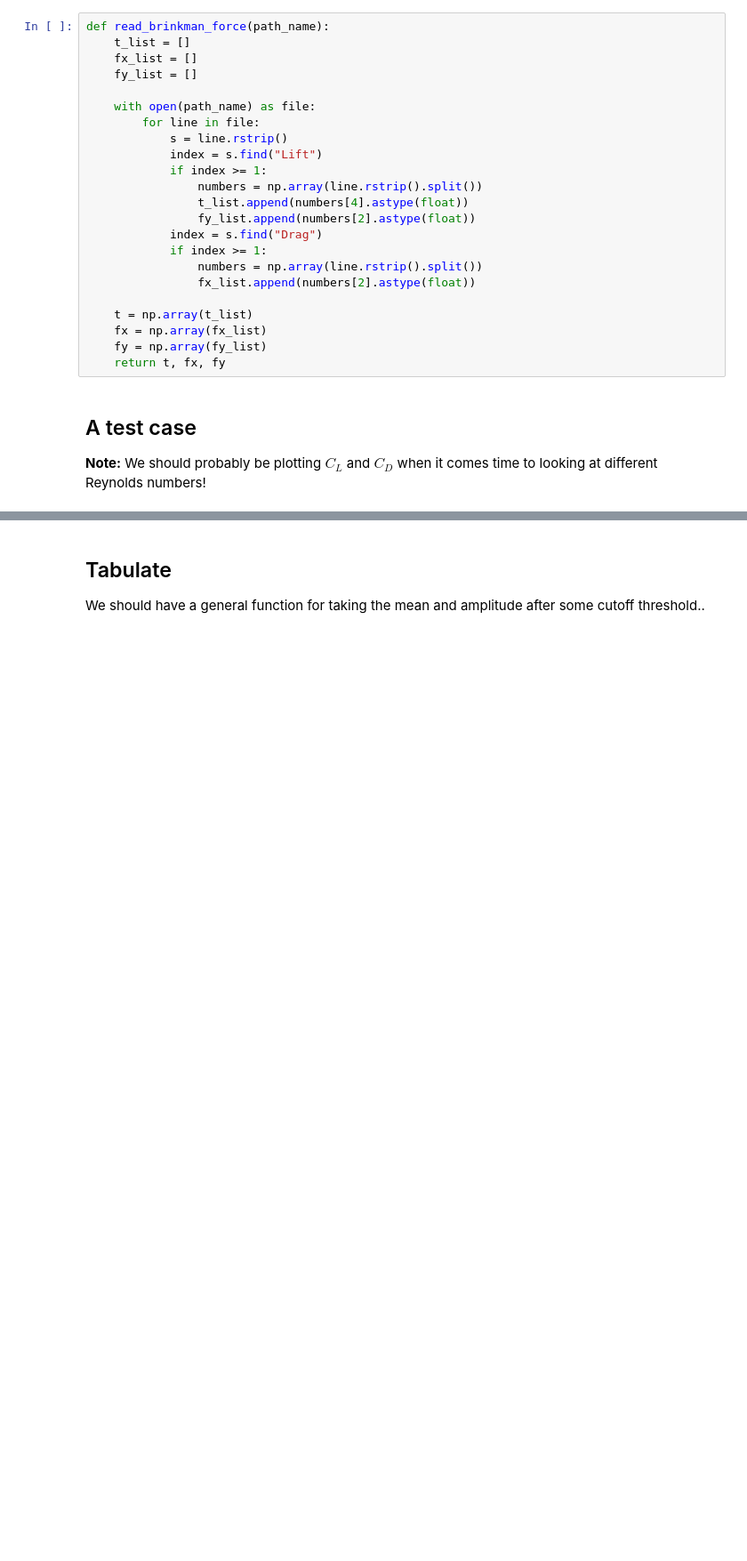
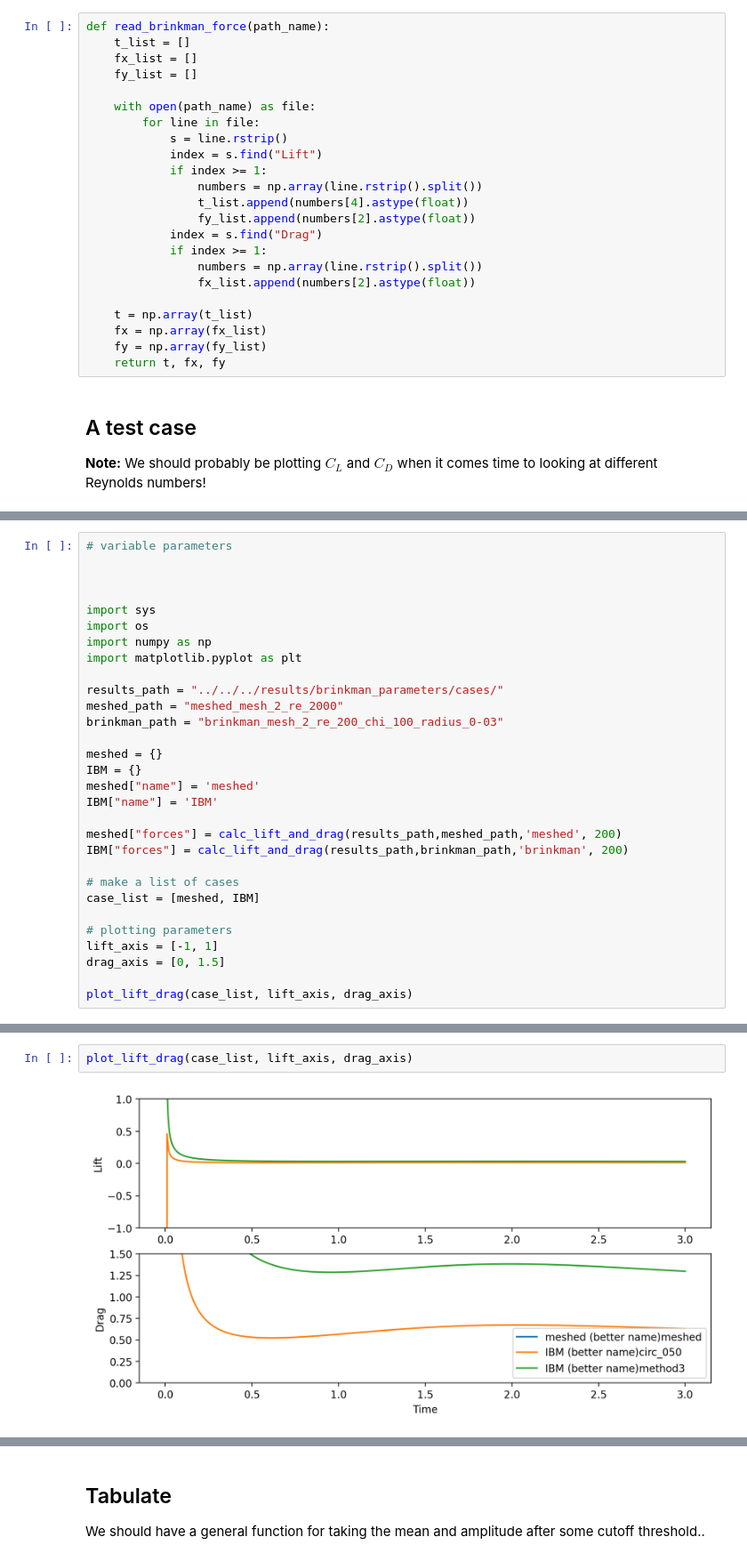
Before and after one commit to ExtremeFLOW/neko-top, a Jupyter notebook: examples/brinkman_parameters/post_processing/Lift_and_Drag.ipynb, the cells around one changed output, grey strips where cells are left out. Shown at 89% size. Cells and saved outputs as stored; diff of their text form; blank space fills up the shorter version.

```diff
--- a/examples/brinkman_parameters/post_processing/Lift_and_Drag.ipynb
+++ b/examples/brinkman_parameters/post_processing/Lift_and_Drag.ipynb
@@ -212,0 +309,30 @@ def read_brinkman_force(path_name):
+# %%
+# variable parameters
+
+
+
+import sys
+import os
+import numpy as np
+import matplotlib.pyplot as plt
+
+results_path = "../../../results/brinkman_parameters/cases/"
+meshed_path = "meshed_mesh_2_re_2000"
+brinkman_path = "brinkman_mesh_2_re_200_chi_100_radius_0-03"
+
+meshed = {}
+IBM = {}
+meshed["name"] = 'meshed'
+IBM["name"] = 'IBM'
+
+meshed["forces"] = calc_lift_and_drag(results_path,meshed_path,'meshed', 200)
+IBM["forces"] = calc_lift_and_drag(results_path,brinkman_path,'brinkman', 200)
+
+# make a list of cases
+case_list = [meshed, IBM]
+
+# plotting parameters
+lift_axis = [-1, 1]
+drag_axis = [0, 1.5]
+
+plot_lift_drag(case_list, lift_axis, drag_axis)
@@ -213,3 +356,7 @@ def read_brinkman_force(path_name):
+# %%
+plot_lift_drag(case_list, lift_axis, drag_axis)
+# %% [output]
+[figure, added]
 # %%
 # variable parameters
 results_path = "../../../results/brinkman_parameters/cases/"
```
Also changed, not shown: parts of 6 cells of this notebook, 2 other files.
